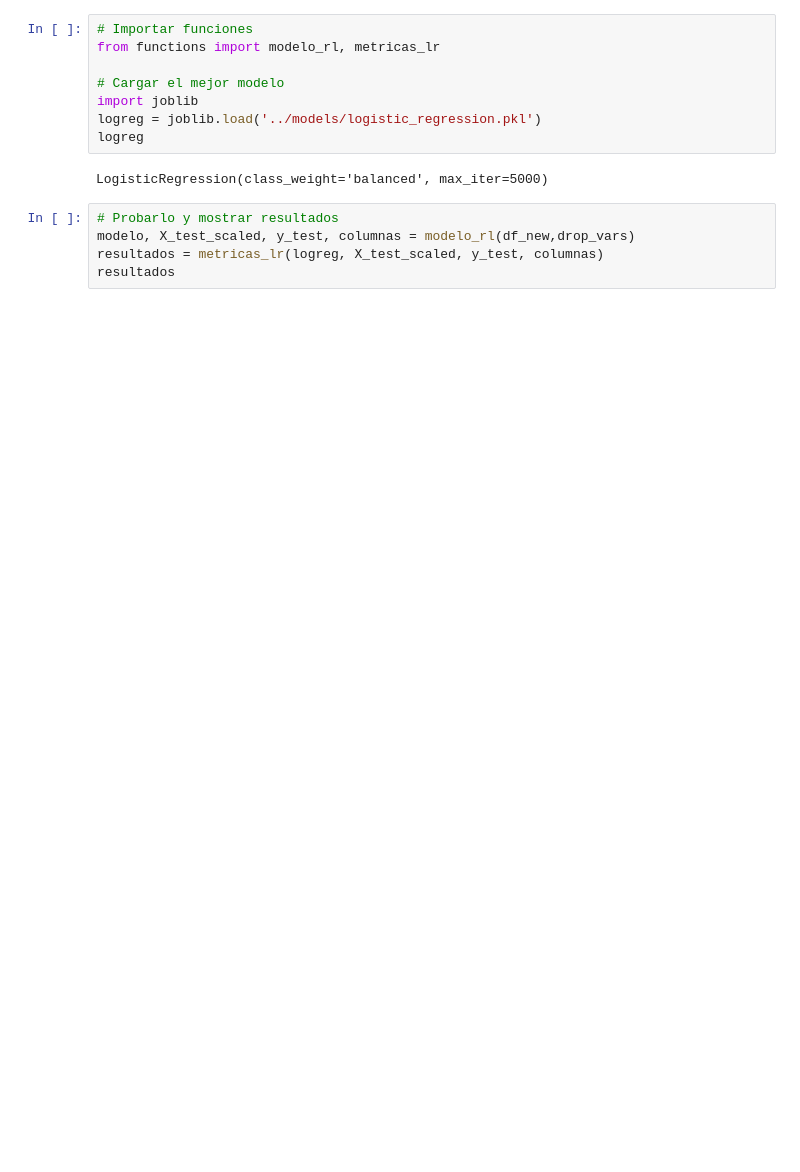
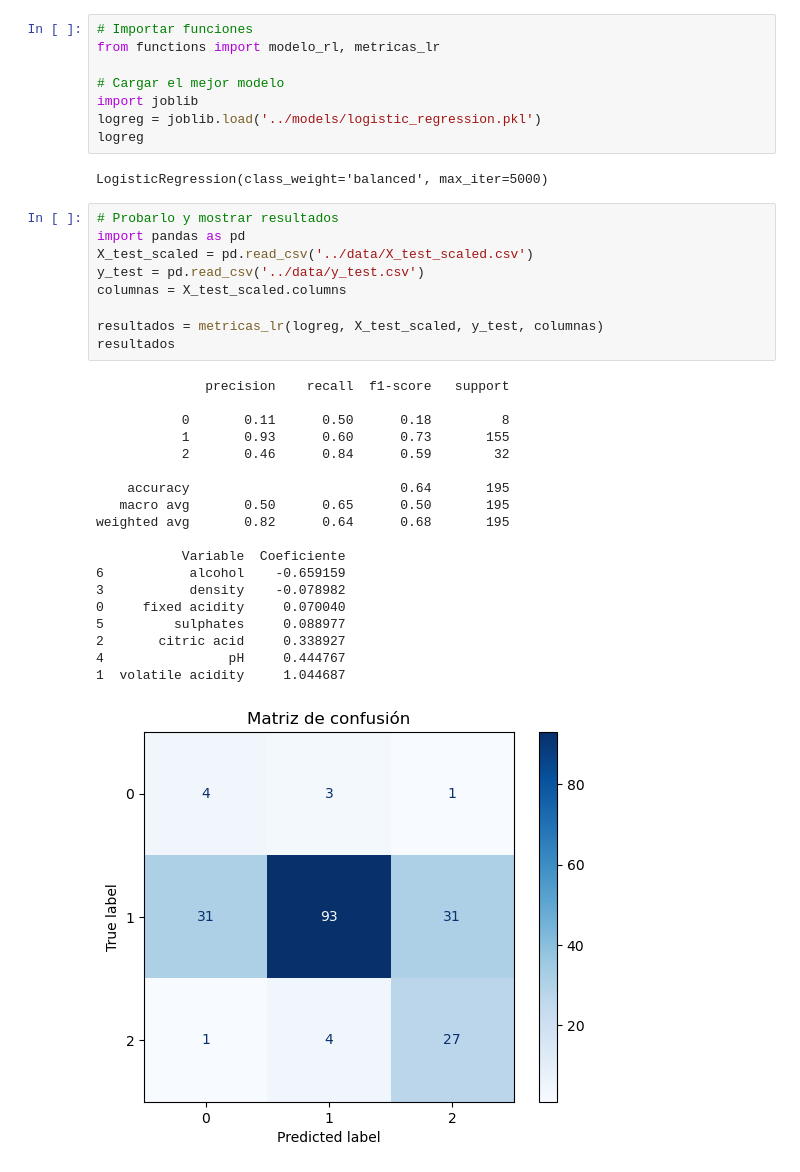
Before and after one commit to Diana-robles20/wine-classification, a Jupyter notebook: src/testing.ipynb, the cells around one changed output. Saved outputs shown, nothing was run; the diff lists cells and outputs as text; blank space fills up the shorter version.

```diff
--- a/src/testing.ipynb
+++ b/src/testing.ipynb
@@ -10,6 +10,30 @@ logreg
 LogisticRegression(class_weight='balanced', max_iter=5000)
 # %%
 # Probarlo y mostrar resultados
-modelo, X_test_scaled, y_test, columnas = modelo_rl(df_new,drop_vars)
+import pandas as pd
+X_test_scaled = pd.read_csv('../data/X_test_scaled.csv')
+y_test = pd.read_csv('../data/y_test.csv')
+columnas = X_test_scaled.columns
+
 resultados = metricas_lr(logreg, X_test_scaled, y_test, columnas)
 resultados
+# %% [output]
+              precision    recall  f1-score   support
+
+           0       0.11      0.50      0.18         8
+           1       0.93      0.60      0.73       155
+           2       0.46      0.84      0.59        32
+
+    accuracy                           0.64       195
+   macro avg       0.50      0.65      0.50       195
+weighted avg       0.82      0.64      0.68       195
+
+           Variable  Coeficiente
+6           alcohol    -0.659159
+3           density    -0.078982
+0     fixed acidity     0.070040
+5         sulphates     0.088977
+2       citric acid     0.338927
+4                pH     0.444767
+1  volatile acidity     1.044687
+[figure, added]
```
